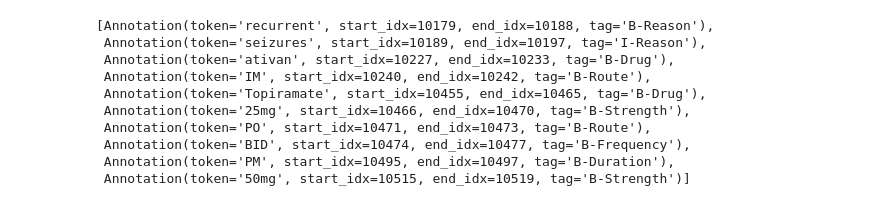
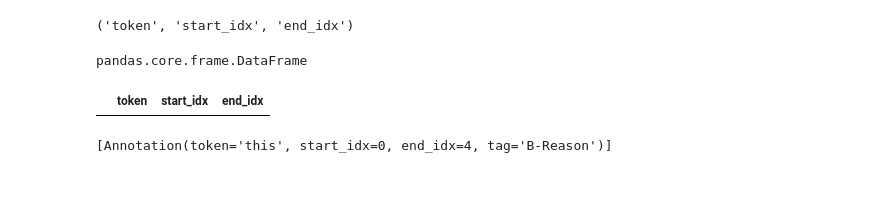
Before and after one commit to nitinkmittal/ner_ehr, a Jupyter notebook: notebooks/Untitled.ipynb, the cells around one changed output. Drawn from its saved outputs; the diff is of its cells as text; code cells hidden in the pictures.

```diff
--- a/notebooks/Untitled.ipynb
+++ b/notebooks/Untitled.ipynb
@@ -6,7 +8,10 @@ from functools import partial
 import pandas as pd
 # %%
-text_fp = "../data/train/100035.txt"
-ann_fp = "../data/train/100035.ann"
+text_fp = "../data/train/100039.txt"
+ann_fp = "../data/train/100039.ann"
+
+# text_fp = "dummy.txt"
+# ann_fp = "dummy.ann"
 # %%
 text = None
 with open(text_fp, "r") as f:
@@ -32,0 +26,4 @@ _validate_token_idxs(tokens=annotations, text=text)
+# %%
+tokenizer = SplitTokenizer(validate_token_idxs=True, splitlines=True)
+tokenizer = ScispacyTokenizer(validate_token_idxs=True)
+tokenizer
@@ -33,13 +68,17 @@ _validate_token_idxs(tokens=annotations, text=text)
+# %%
+tokens[0]._fields
+# %% [output]
+('token', 'start_idx', 'end_idx')
+# %%
+type(tokens_df)
+# %% [output]
+pandas.core.frame.DataFrame
+# %%
+tokens_df = pd.DataFrame(tokens)
+tokens_df[tokens_df.duplicated()]
+# %% [output]
+|  | token | start_idx | end_idx |
 # %%
-annotations[:10]
+annotations
 # %% [output]
-[Annotation(token='recurrent', start_idx=10179, end_idx=10188, tag='B-Reason'),
- Annotation(token='seizures', start_idx=10189, end_idx=10197, tag='I-Reason'),
- Annotation(token='ativan', start_idx=10227, end_idx=10233, tag='B-Drug'),
- Annotation(token='IM', start_idx=10240, end_idx=10242, tag='B-Route'),
- Annotation(token='Topiramate', start_idx=10455, end_idx=10465, tag='B-Drug'),
- Annotation(token='25mg', start_idx=10466, end_idx=10470, tag='B-Strength'),
- Annotation(token='PO', start_idx=10471, end_idx=10473, tag='B-Route'),
- Annotation(token='BID', start_idx=10474, end_idx=10477, tag='B-Frequency'),
- Annotation(token='PM', start_idx=10495, end_idx=10497, tag='B-Duration'),
- Annotation(token='50mg', start_idx=10515, end_idx=10519, tag='B-Strength')]
+[Annotation(token='this', start_idx=0, end_idx=4, tag='B-Reason')]
```
Also changed, not shown: parts of 26 cells of this notebook, 11 other files.
